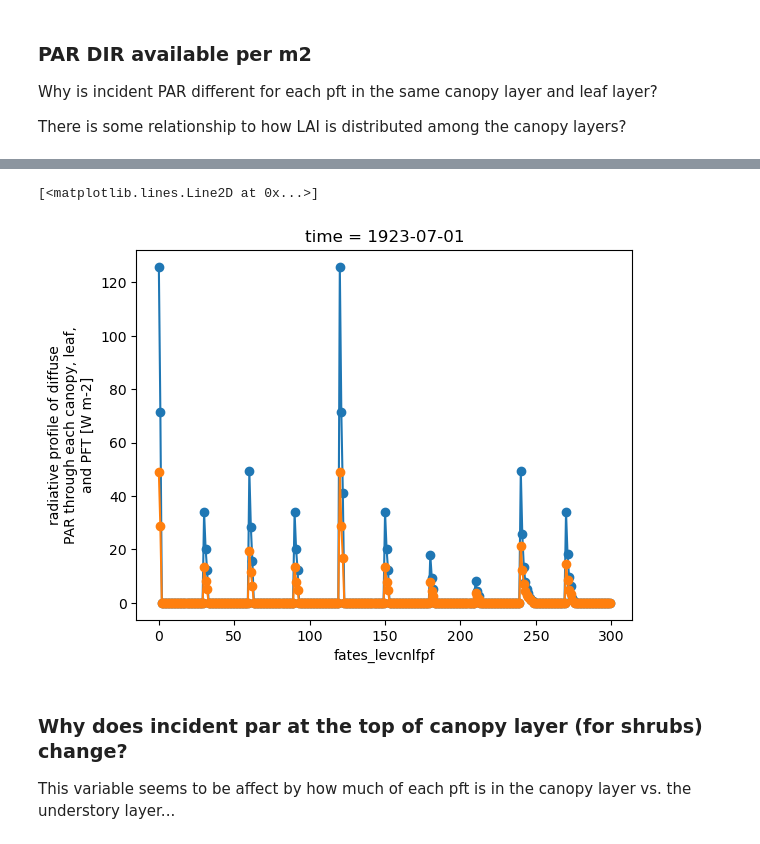
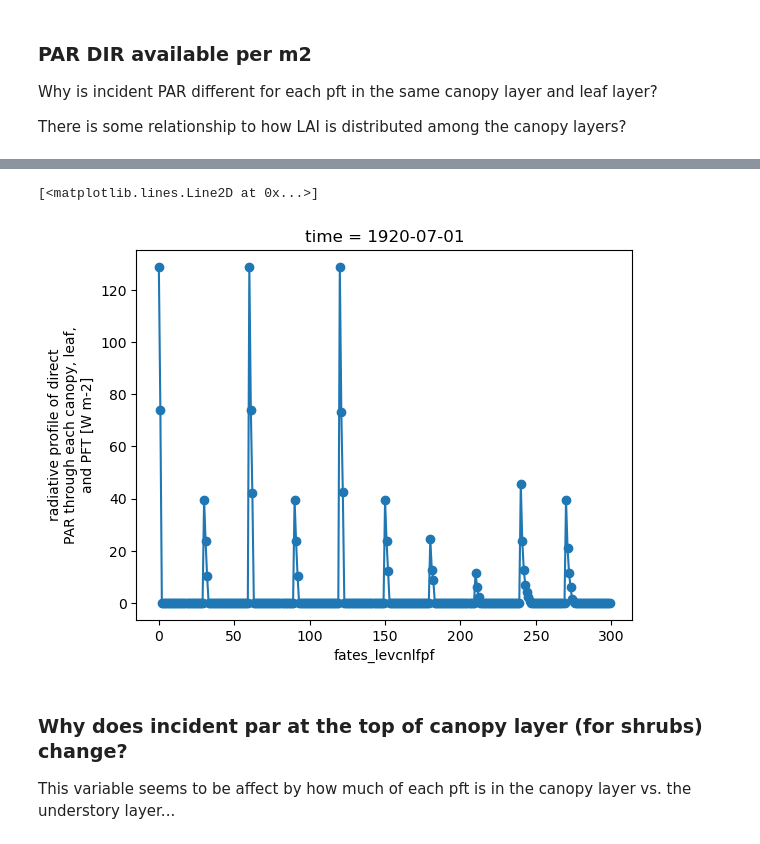
Before and after one commit to adamhb/Earth-System-Model-Tools, a Jupyter notebook: process_output/scratch.ipynb, the cells around one changed output, grey strips where cells are left out. Saved outputs shown, nothing was run; the diff lists cells and outputs as text; code cells hidden in the pictures.

```diff
--- a/process_output/scratch.ipynb
+++ b/process_output/scratch.ipynb
@@ -20,7 +21,9 @@ from myparams import *
 # %%
 archive_path = '/home/adam/cloud/gdrive/postdoc/simulation_output'
 arg_case_name,arg_start_year,arg_end_year = ('CZ2_I2000Clm51Fates_api25_resprout-branch_ca5pfts.C17e2acb6a-F99fefec7.2023-01-26',
-                                            '1901','1903')
+                                            '1901','1930')
+
+#arg_case_name,arg_start_year,arg_end_year = ('CZ2_I2000Clm51Fates_api25_resprout-branch_TEST_v2.C17e2acb6a-Fc3e42def.2023-01-23','1901','1903')
 
 original_stdout = sys.stdout
 
@@ -95,9 +137,9 @@ There is some relationship to how LAI is distributed among the canopy layers?
 # %%
-ds.FATES_PARPROF_DIR_CLLLPF.sel(time = "1923-07-01").plot(marker = "o")
-ds.FATES_PARPROF_DIF_CLLLPF.sel(time = "1923-07-01").plot(marker = "o")
+ds.FATES_PARPROF_DIR_CLLLPF.sel(time = "1920-07-01").plot(marker = "o")
+#ds.FATES_PARPROF_DIF_CLLLPF.sel(time = "1901-07-01").plot(marker = "o")
 # %% [output]
 [<matplotlib.lines.Line2D at 0x...>]
-[figure, old version]
+[figure, new version]
 # %% [markdown]
 ### Why does incident par at the top of canopy layer (for shrubs) change?
 
```
Also changed, not shown: parts of 9 cells of this notebook, 19 other files.
